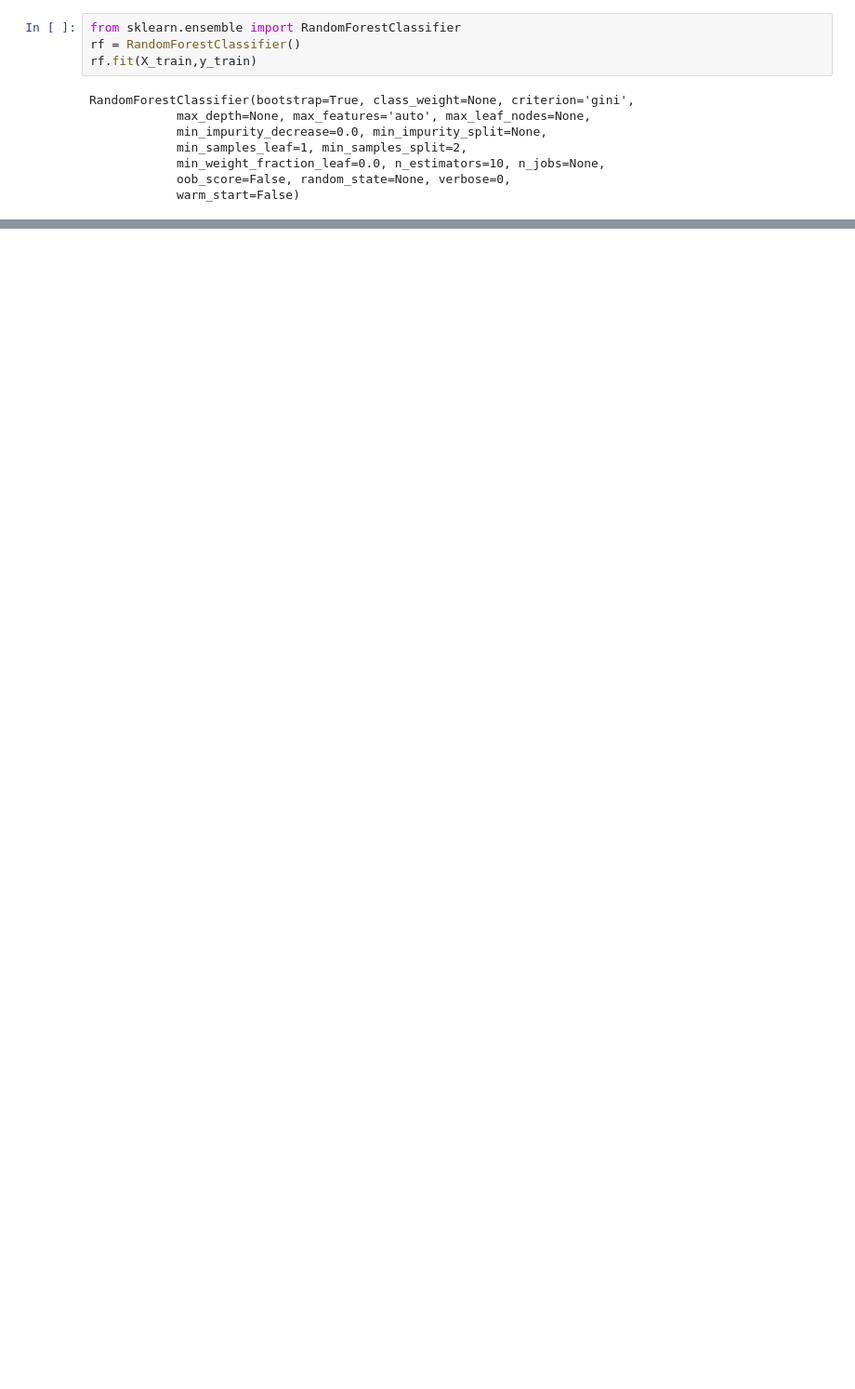
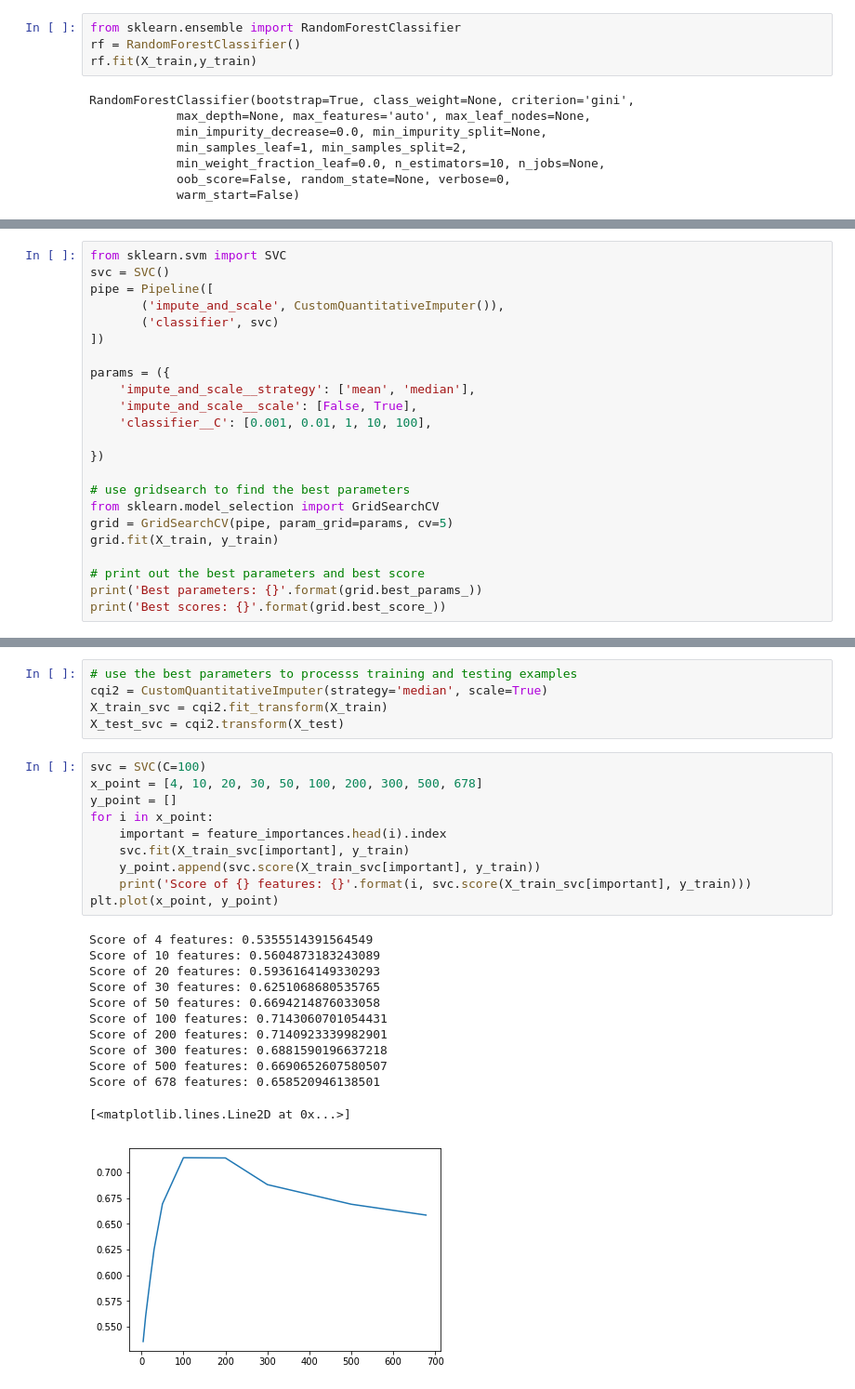
Before and after one commit to george1577/Thinkful_Data_Science, a Jupyter notebook: Drills_and_Assignments/Data_Science_Bootcamp/Unit_3_Deeper_into_supervised_learning/Lesson_4_Support_vector_machines/Guided_example_challenge/3.4.4+SVM+Regression+-+Guided+Example.ipynb, the cells around one changed output, grey strips where cells are left out. Shown at 93% size. Drawn from its saved outputs; the diff is of its cells as text; blank space fills up the shorter version.

```diff
--- a/Drills_and_Assignments/Data_Science_Bootcamp/Unit_3_Deeper_into_supervised_learning/Lesson_4_Support_vector_machines/Guided_example_challenge/3.4.4+SVM+Regression+-+Guided+Example.ipynb
+++ b/Drills_and_Assignments/Data_Science_Bootcamp/Unit_3_Deeper_into_supervised_learning/Lesson_4_Support_vector_machines/Guided_example_challenge/3.4.4+SVM+Regression+-+Guided+Example.ipynb
@@ -631,0 +400,23 @@ svc.score(X_test, y_test)
+# %%
+from sklearn.svm import SVC
+svc = SVC()
+pipe = Pipeline([
+       ('impute_and_scale', CustomQuantitativeImputer()),
+       ('classifier', svc)
+])
+
+params = ({
+    'impute_and_scale__strategy': ['mean', 'median'],
+    'impute_and_scale__scale': [False, True],
+    'classifier__C': [0.001, 0.01, 1, 10, 100],
+
+})
+
+# use gridsearch to find the best parameters
+from sklearn.model_selection import GridSearchCV
+grid = GridSearchCV(pipe, param_grid=params, cv=5)
+grid.fit(X_train, y_train)
+
+# print out the best parameters and best score
+print('Best parameters: {}'.format(grid.best_params_))
+print('Best scores: {}'.format(grid.best_score_))
@@ -631,0 +426,28 @@ svc.score(X_test, y_test)
+# %%
+# use the best parameters to processs training and testing examples
+cqi2 = CustomQuantitativeImputer(strategy='median', scale=True)
+X_train_svc = cqi2.fit_transform(X_train)
+X_test_svc = cqi2.transform(X_test)
+# %%
+svc = SVC(C=100)
+x_point = [4, 10, 20, 30, 50, 100, 200, 300, 500, 678]
+y_point = []
+for i in x_point:
+    important = feature_importances.head(i).index
+    svc.fit(X_train_svc[important], y_train)
+    y_point.append(svc.score(X_train_svc[important], y_train))
+    print('Score of {} features: {}'.format(i, svc.score(X_train_svc[important], y_train)))
+plt.plot(x_point, y_point)
+# %% [output]
+Score of 4 features: 0.5355514391564549
+Score of 10 features: 0.5604873183243089
+Score of 20 features: 0.5936164149330293
+Score of 30 features: 0.6251068680535765
+Score of 50 features: 0.6694214876033058
+Score of 100 features: 0.7143060701054431
+Score of 200 features: 0.7140923339982901
+Score of 300 features: 0.6881590196637218
+Score of 500 features: 0.6690652607580507
+Score of 678 features: 0.658520946138501
+[<matplotlib.lines.Line2D at 0x...>]
+[figure, added]
```
Also changed, not shown: parts of 71 cells of this notebook, 3 other files.
